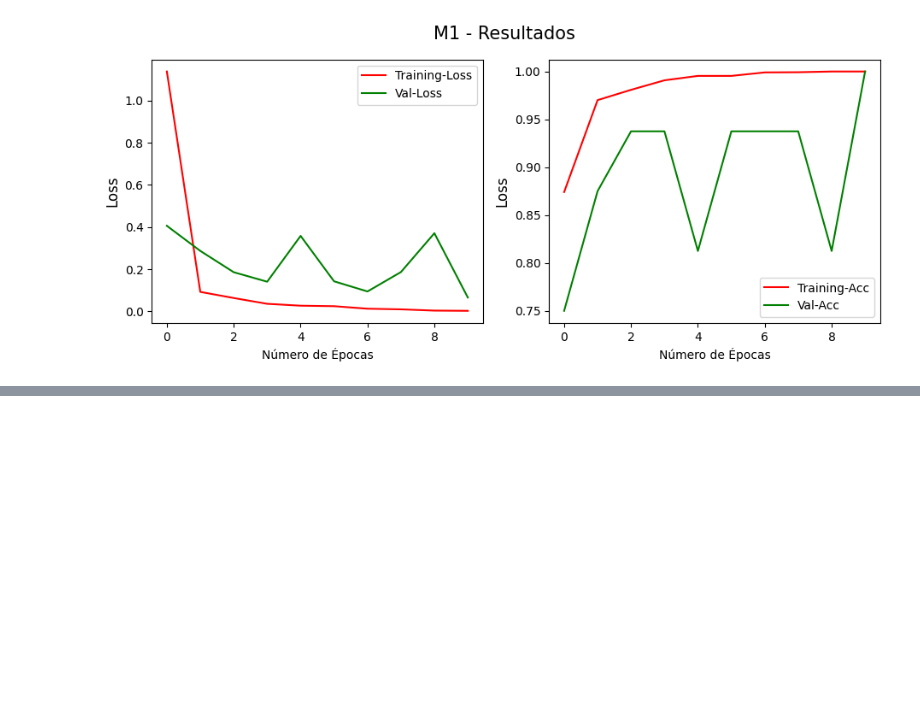
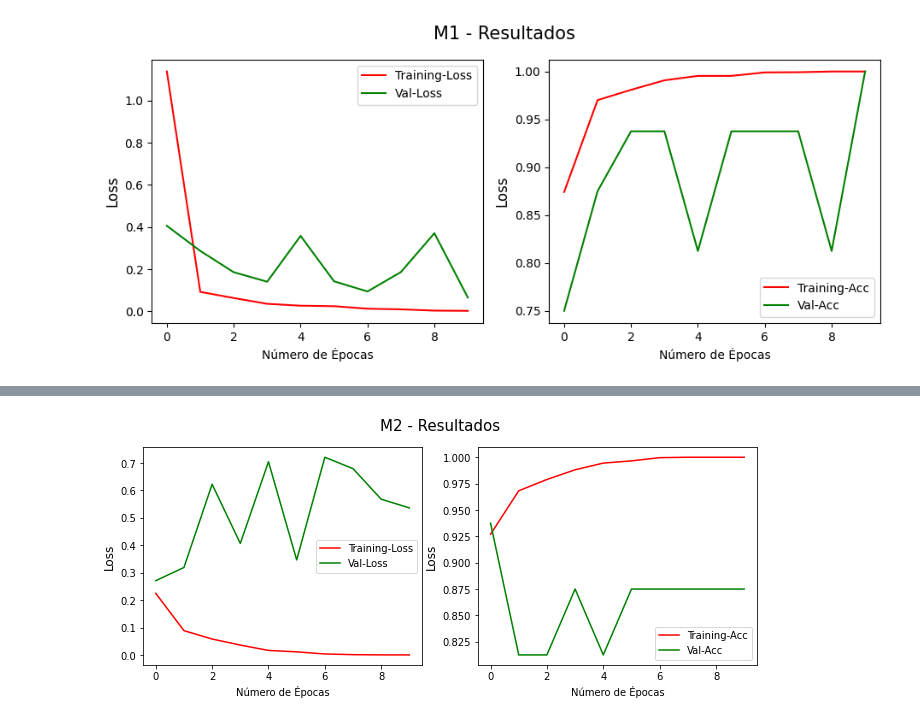
Before and after one commit to mazzacolussi/final_project_mc886, a Jupyter notebook: final_project.ipynb, the cells around one changed output, grey strips where cells are left out. Drawn from its saved outputs; the diff is of its cells as text; code cells hidden in the pictures; blank space fills up the shorter version.

Commit message:
models v2

```diff
--- a/final_project.ipynb
+++ b/final_project.ipynb
@@ -368,3 +368,22 @@ Epoch 10/10
 history_plot(hist_m1, 'M1 - Resultados')
 # %% [output]
 [figure]
+# %%
+m2 = tf.keras.models.Sequential()
+
+m2.add(Conv2D(filters=32, kernel_size=(3,3), activation='relu', input_shape=(224,224,3)))
+m2.add(MaxPooling2D((2,2)))
+m2.add(Conv2D(64, (3,3), activation='relu'))
+m2.add(MaxPooling2D((2,2)))
+m2.add(Flatten())
+m2.add(Dense(128, activation='relu'))
+m2.add(Dense(2, activation='sigmoid'))
+
+m2.compile(optimizer = 'adam', loss = 'binary_crossentropy', metrics = ['accuracy'])
+
+hist_m2 = m2.fit(
+    x_train,
+    y_train,
+    epochs = 10,
+    validation_data = (x_val, y_val)
+)
@@ -370,0 +411,4 @@ history_plot(hist_m1, 'M1 - Resultados')
+# %%
+history_plot(hist_m2, 'M2 - Resultados')
+# %% [output]
+[figure, added]
```
Also changed, not shown: parts of 4 cells of this notebook.
